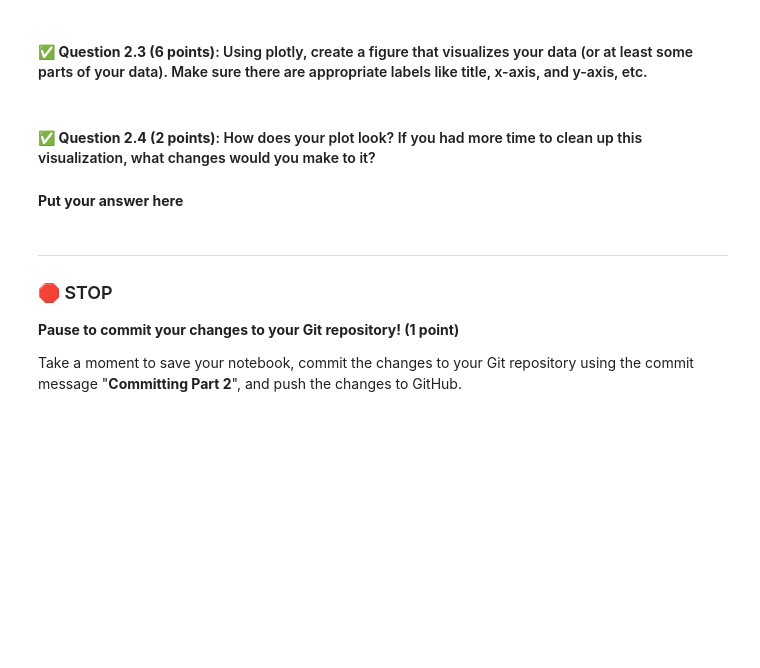
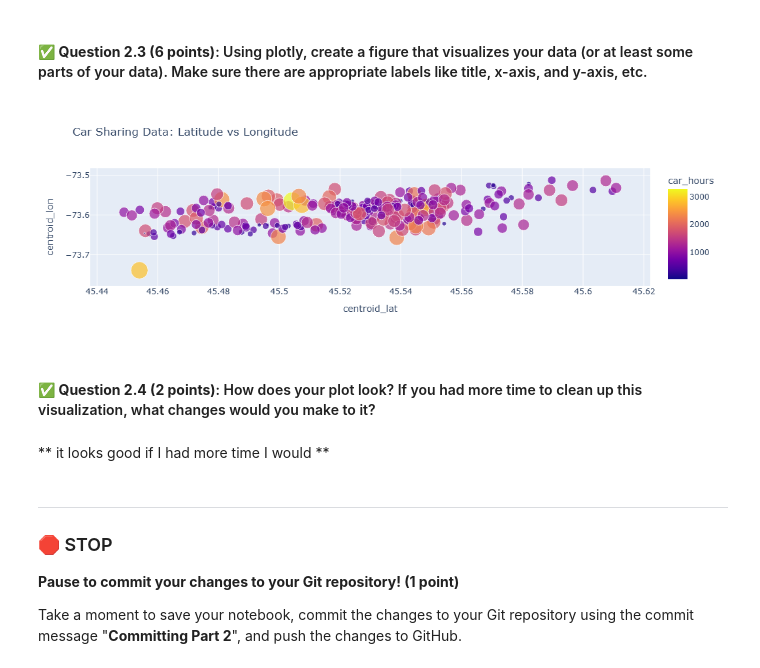
Before and after one commit to ChinmayNC/CMSE202-s25-turnin, a Jupyter notebook: exams /midterm/CMSE202-Midterm-Section002-STUDENT.ipynb, the cells around one changed output. Saved outputs shown, nothing was run; the diff lists cells and outputs as text; code cells hidden in the pictures; blank space fills up the shorter version.

```diff
--- a/exams /midterm/CMSE202-Midterm-Section002-STUDENT.ipynb
+++ b/exams /midterm/CMSE202-Midterm-Section002-STUDENT.ipynb
@@ -152,3 +166,6 @@ Let's install and use the plotly package
 &#9989; **Question 2.2 (2 points)**: Load in any dataset of your choice from [here]( https://plotly.com/python-api-reference/generated/plotly.data.html ). Assign this data as the variable "my_plotly_data" and then display this data.
 # %%
 # Put your code here
+import plotly as px
+my_plotly_data=px.data.carshare()
+print(my_plotly_data)
@@ -156,10 +188,15 @@ Let's install and use the plotly package
 #### &#9989; **Question 2.3 (6 points)**: Using plotly, create a figure that visualizes your data (or at least some parts of your data). Make sure there are appropriate labels like title, x-axis, and y-axis, etc.
 # %%
 # Put your code here
+import plotly.express as px
+fig= px.scatter(my_plotly_data, x="centroid_lat",  y="centroid_lon", size="car_hours", color="car_hours",title="Car Sharing Data: Latitude vs Longitude",)
+fig.show()
+# %% [output]
+[figure, added]
 # %% [markdown]
 #### &#9989; **Question 2.4 (2 points)**: How does your plot look? If you had more time to clean up this visualization, what changes would you make to it?
 # %% [markdown]
-**Put your answer here**
+** it looks good if I had more time I would **
 # %% [markdown]
 ---
 ### &#128721; STOP
```
Also changed, not shown: parts of 6 cells of this notebook.
